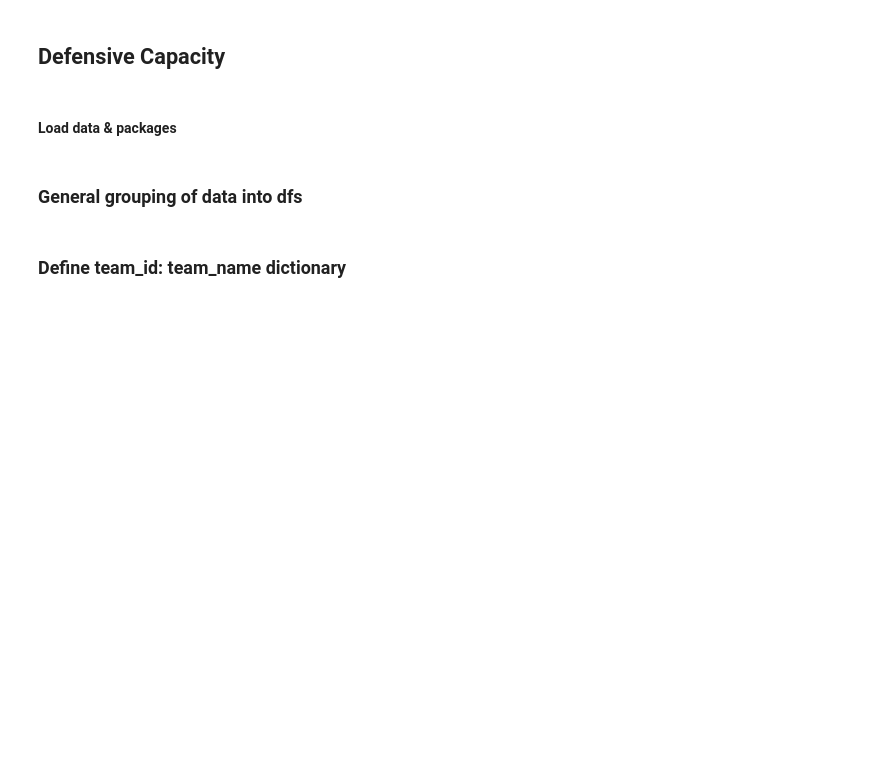
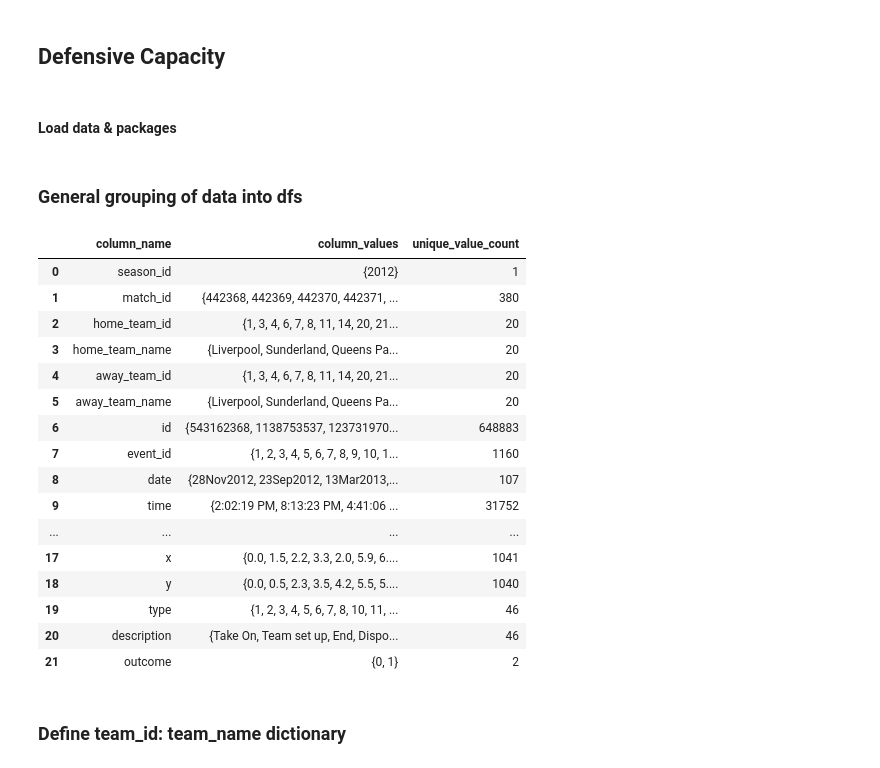
Before and after one commit to luisalawson/proyecto-TD8, a Jupyter notebook: DefensiveCapacity.ipynb, the cells around one changed output. Drawn from its saved outputs; the diff is of its cells as text; code cells hidden in the pictures; blank space fills up the shorter version.

```diff
--- a/DefensiveCapacity.ipynb
+++ b/DefensiveCapacity.ipynb
@@ -21,6 +23,26 @@ df_vals = pd.DataFrame({
     'column_values': [set(df[col].tolist()) for col in df.columns],
     'unique_value_count': [len(set(df[col].tolist())) for col in df.columns]
 })
+# %%
+df_vals
+# %% [output]
+|  | column_name | column_values | unique_value_count |
+| 0 | season_id | {2012} | 1 |
+| 1 | match_id | {442368, 442369, 442370, 442371, ... | 380 |
+| 2 | home_team_id | {1, 3, 4, 6, 7, 8, 11, 14, 20, 21... | 20 |
+| 3 | home_team_name | {Liverpool, Sunderland, Queens Pa... | 20 |
+| 4 | away_team_id | {1, 3, 4, 6, 7, 8, 11, 14, 20, 21... | 20 |
+| 5 | away_team_name | {Liverpool, Sunderland, Queens Pa... | 20 |
+| 6 | id | {543162368, 1138753537, 123731970... | 648883 |
+| 7 | event_id | {1, 2, 3, 4, 5, 6, 7, 8, 9, 10, 1... | 1160 |
+| 8 | date | {28Nov2012, 23Sep2012, 13Mar2013,... | 107 |
+| 9 | time | {2:02:19 PM, 8:13:23 PM, 4:41:06 ... | 31752 |
+| ... | ... | ... | ... |
+| 17 | x | {0.0, 1.5, 2.2, 3.3, 2.0, 5.9, 6.... | 1041 |
+| 18 | y | {0.0, 0.5, 2.3, 3.5, 4.2, 5.5, 5.... | 1040 |
+| 19 | type | {1, 2, 3, 4, 5, 6, 7, 8, 10, 11, ... | 46 |
+| 20 | description | {Take On, Team set up, End, Dispo... | 46 |
+| 21 | outcome | {0, 1} | 2 |
 # %% [markdown]
 ### Define team_id: team_name dictionary
 # %%
```
Also changed, not shown: parts of 10 cells of this notebook.
